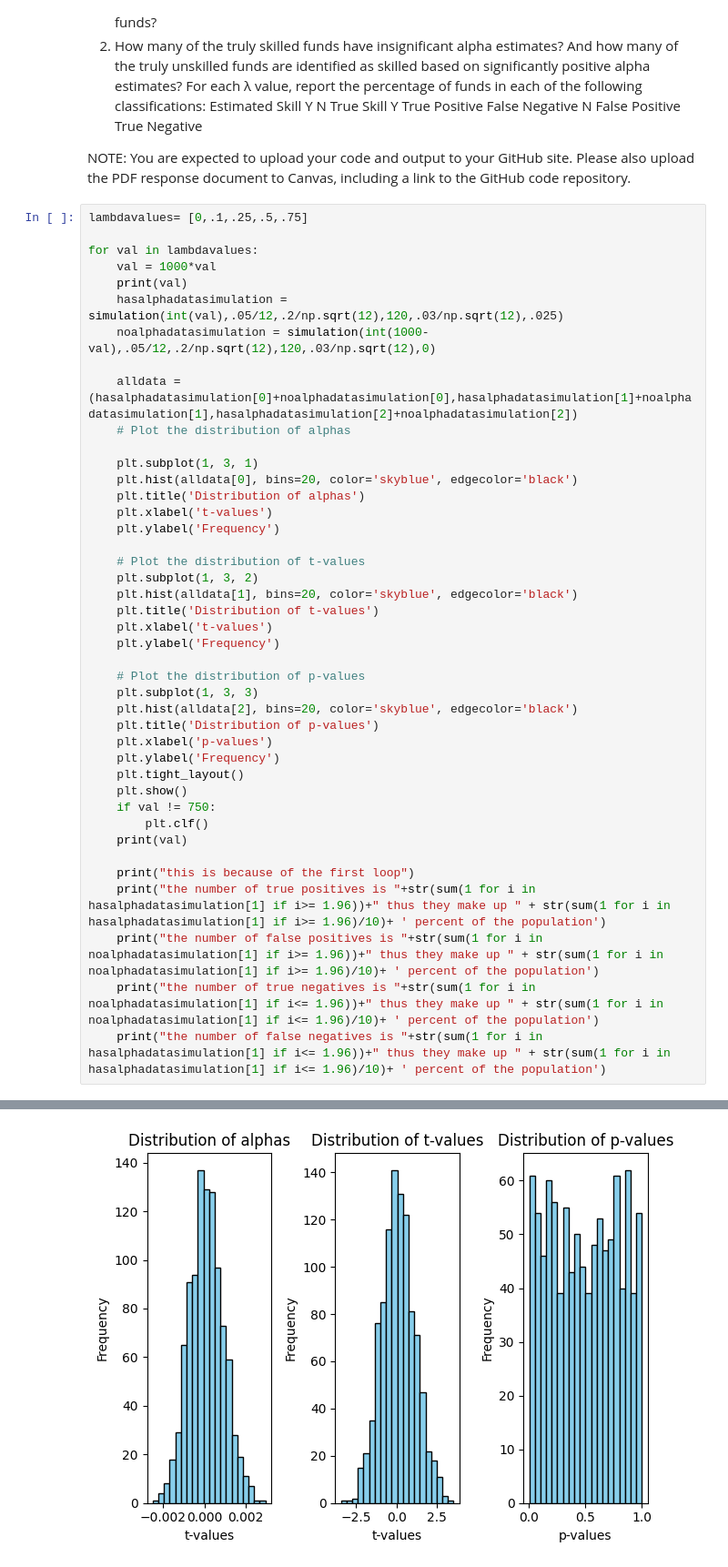
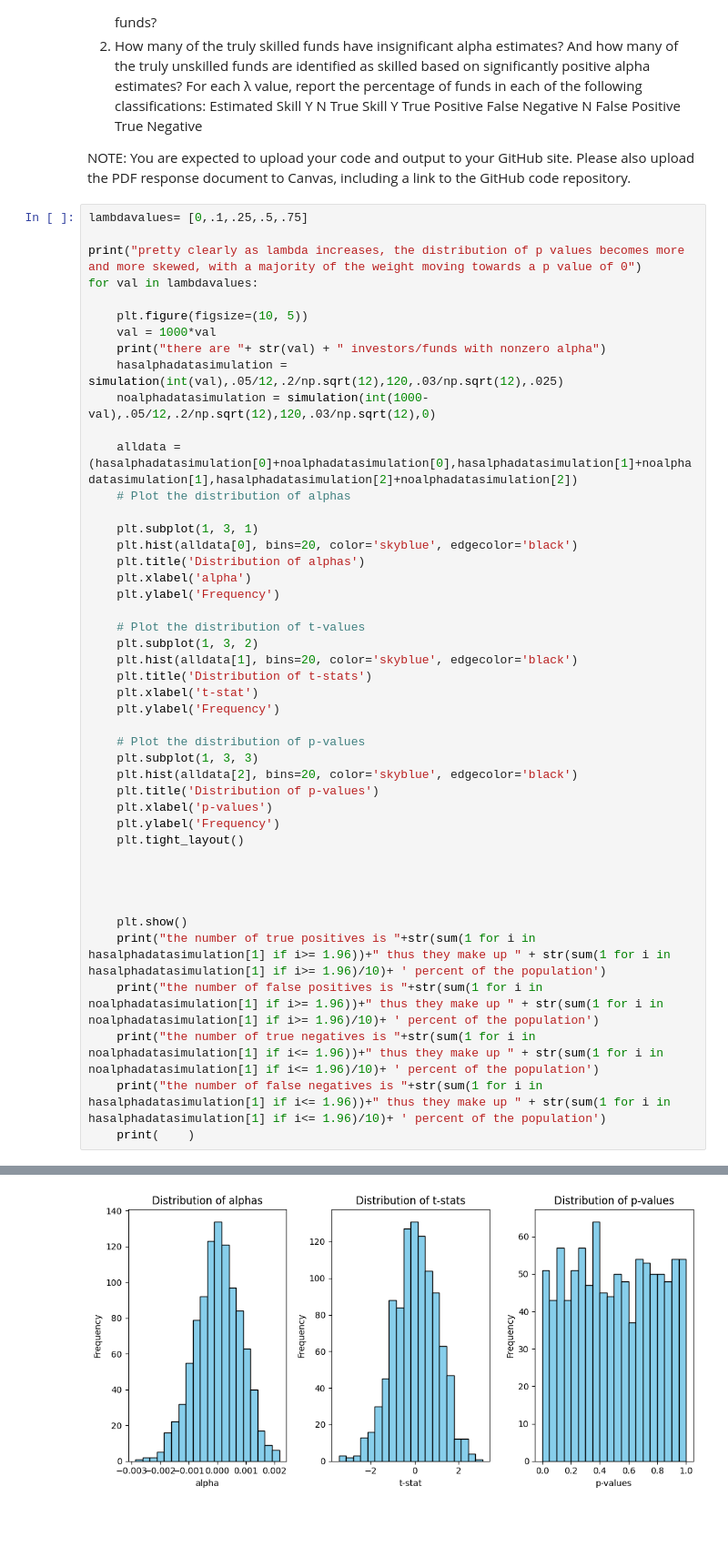
Before and after one commit to 2xra/asset-pricing-replications, a Jupyter notebook: assignment1.ipynb, the cells around one changed output, grey strips where cells are left out. Shown at 91% size. Saved outputs shown, nothing was run; the diff lists cells and outputs as text; blank space fills up the shorter version.

```diff
--- a/assignment1.ipynb
+++ b/assignment1.ipynb
@@ -111,9 +110,12 @@ repository.
 # %%
 lambdavalues= [0,.1,.25,.5,.75]
 
+print("pretty clearly as lambda increases, the distribution of p values becomes more and more skewed, with a majority of the weight moving towards a p value of 0")
 for val in lambdavalues:
+
+    plt.figure(figsize=(10, 5))
     val = 1000*val
-    print(val)
+    print("there are "+ str(val) + " investors/funds with nonzero alpha")
     hasalphadatasimulation = simulation(int(val),.05/12,.2/np.sqrt(12),120,.03/np.sqrt(12),.025)
     noalphadatasimulation = simulation(int(1000-val),.05/12,.2/np.sqrt(12),120,.03/np.sqrt(12),0)
 
@@ -123,14 +125,14 @@ for val in lambdavalues:
     plt.subplot(1, 3, 1)
     plt.hist(alldata[0], bins=20, color='skyblue', edgecolor='black')
     plt.title('Distribution of alphas')
-    plt.xlabel('t-values')
+    plt.xlabel('alpha')
     plt.ylabel('Frequency')
 
     # Plot the distribution of t-values
     plt.subplot(1, 3, 2)
     plt.hist(alldata[1], bins=20, color='skyblue', edgecolor='black')
-    plt.title('Distribution of t-values')
-    plt.xlabel('t-values')
+    plt.title('Distribution of t-stats')
+    plt.xlabel('t-stat')
     plt.ylabel('Frequency')
 
     # Plot the distribution of p-values
@@ -140,14 +142,14 @@ for val in lambdavalues:
     plt.xlabel('p-values')
     plt.ylabel('Frequency')
     plt.tight_layout()
+
+
+
+
     plt.show()
-    if val != 750:
-        plt.clf()
-    print(val)
-
-    print("this is because of the first loop")
     print("the number of true positives is "+str(sum(1 for i in hasalphadatasimulation[1] if i>= 1.96))+" thus they make up " + str(sum(1 for i in hasalphadatasimulation[1] if i>= 1.96)/10)+ ' percent of the population')
     print("the number of false positives is "+str(sum(1 for i in noalphadatasimulation[1] if i>= 1.96))+" thus they make up " + str(sum(1 for i in noalphadatasimulation[1] if i>= 1.96)/10)+ ' percent of the population')
     print("the number of true negatives is "+str(sum(1 for i in noalphadatasimulation[1] if i<= 1.96))+" thus they make up " + str(sum(1 for i in noalphadatasimulation[1] if i<= 1.96)/10)+ ' percent of the population')
     print("the number of false negatives is "+str(sum(1 for i in hasalphadatasimulation[1] if i<= 1.96))+" thus they make up " + str(sum(1 for i in hasalphadatasimulation[1] if i<= 1.96)/10)+ ' percent of the population')
+    print(    )
 # %% [output]
@@ -155 +158 @@ for val in lambdavalues:
-[figure, old version]
+[figure, new version]
```
Also changed, not shown: parts of 2 cells of this notebook.
